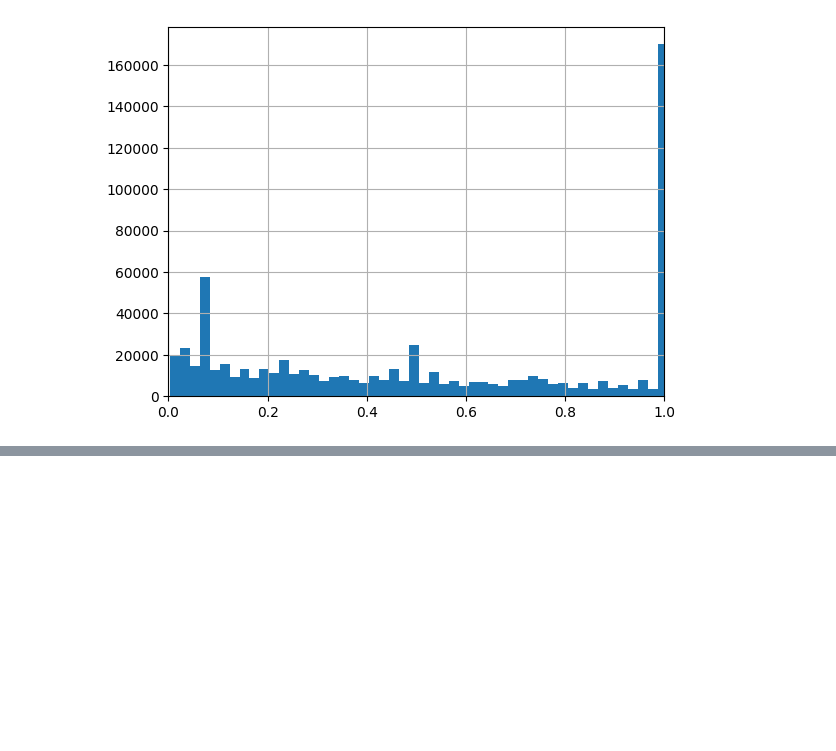
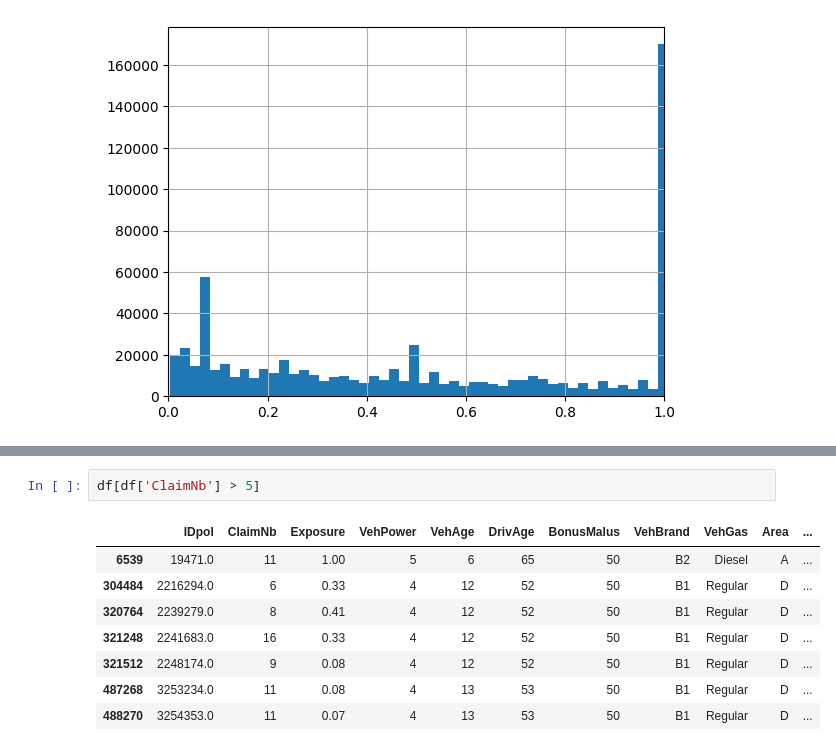
Before and after one commit to Addes4/data-workshops, a Jupyter notebook: data/2026-W07/starter.ipynb, the cells around one changed output, grey strips where cells are left out. Cells and saved outputs as stored; diff of their text form; blank space fills up the shorter version.

```diff
--- a/data/2026-W07/starter.ipynb
+++ b/data/2026-W07/starter.ipynb
@@ -171,0 +203,11 @@ np.float64(0.24011733044675995)
+# %%
+df[df['ClaimNb'] > 5]
+# %% [output]
+|  | IDpol | ClaimNb | Exposure | VehPower | VehAge | DrivAge | BonusMalus | VehBrand | VehGas | Area | ... |
+| 6539 | 19471.0 | 11 | 1.00 | 5 | 6 | 65 | 50 | B2 | Diesel | A | ... |
+| 304484 | 2216294.0 | 6 | 0.33 | 4 | 12 | 52 | 50 | B1 | Regular | D | ... |
+| 320764 | 2239279.0 | 8 | 0.41 | 4 | 12 | 52 | 50 | B1 | Regular | D | ... |
+| 321248 | 2241683.0 | 16 | 0.33 | 4 | 12 | 52 | 50 | B1 | Regular | D | ... |
+| 321512 | 2248174.0 | 9 | 0.08 | 4 | 12 | 52 | 50 | B1 | Regular | D | ... |
+| 487268 | 3253234.0 | 11 | 0.08 | 4 | 13 | 53 | 50 | B1 | Regular | D | ... |
+| 488270 | 3254353.0 | 11 | 0.07 | 4 | 13 | 53 | 50 | B1 | Regular | D | ... |
```
Also changed, not shown: parts of 9 cells of this notebook.
